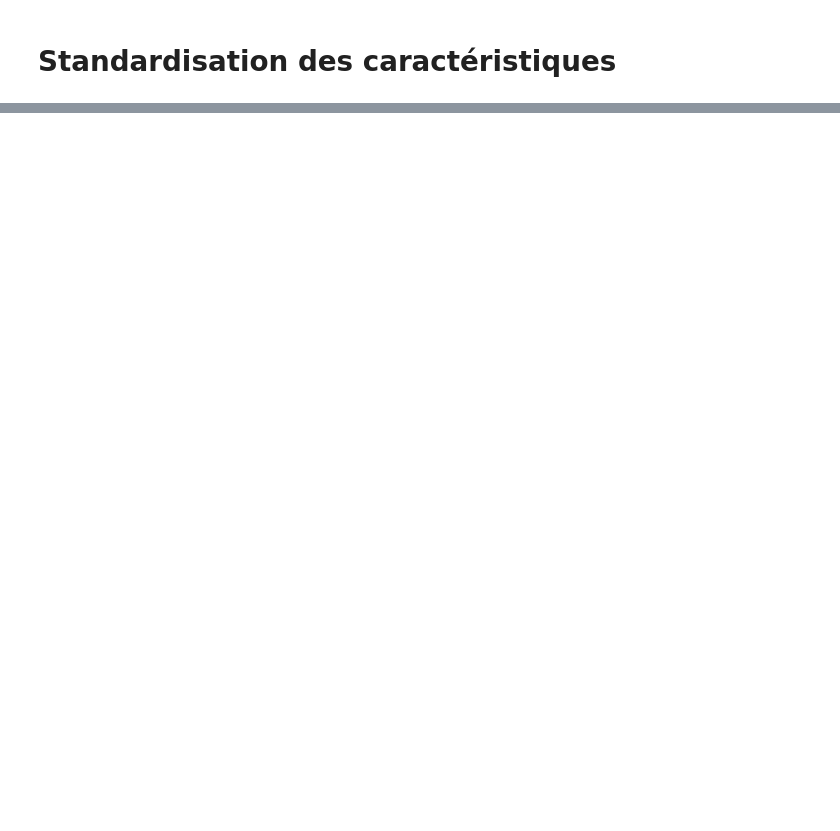
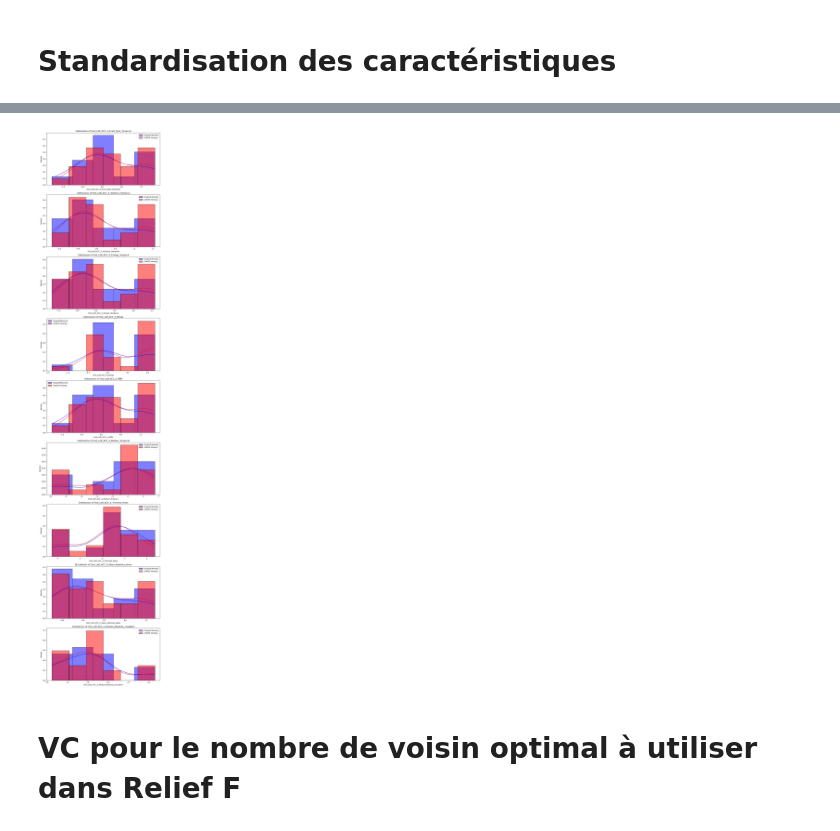
Before and after one commit to Anthoplc/Detect-FOG, a Jupyter notebook: code/relief_f.ipynb, the cells around one changed output, grey strips where cells are left out. Drawn from its saved outputs; the diff is of its cells as text; code cells hidden in the pictures; blank space fills up the shorter version.

```diff
--- a/code/relief_f.ipynb
+++ b/code/relief_f.ipynb
@@ -75,0 +371,33 @@ X_train, X_test, y_train, y_test = train_test_split(X, y, test_size=0.3, random_
+# %%
+'''Visualisation de la classe minoritaire'''
+# Identifier la classe minoritaire
+minority_class = y_train.value_counts().idxmin()
+
+# Filtrer les données de la classe minoritaire dans les données originales
+X_minority_original = X_train[y_train == minority_class]
+
+# Filtrer les données de la classe minoritaire dans les données SMOTE
+# Supposons que X_smote_added et y_smote_added soient les données après SMOTE
+X_minority_smote = X_resampled[y_resampled == minority_class]
+
+# Sélection des 10 premières caractéristiques pour la visualisation
+features_to_plot = X_train.columns[1:10]
+
+# Fonction pour tracer les distributions des caractéristiques
+def plot_feature_distributions(df1, df2, feature_names, df1_label='Original Minority', df2_label='SMOTE Minority'):
+    fig, axes = plt.subplots(nrows=len(feature_names), ncols=1, figsize=(10, 5 * len(feature_names)))
+    for i, feature in enumerate(feature_names):
+        ax = axes[i] if len(feature_names) > 1 else axes
+        sns.histplot(df1[feature], color="blue", label=df1_label, kde=True, ax=ax, stat="density", common_norm=False)
+        sns.histplot(df2[feature], color="red", label=df2_label, kde=True, ax=ax, stat="density", common_norm=False)
+        ax.set_title(f'Distribution of {feature}')
+        ax.legend()
+    plt.tight_layout()
+    plt.show()
+
+# Appeler la fonction de visualisation
+plot_feature_distributions(X_minority_original, X_minority_smote, features_to_plot)
+# %% [output]
+[figure, added]
+# %% [markdown]
+# VC pour le nombre de voisin optimal à utiliser dans Relief F
```
Also changed, not shown: parts of 20 cells of this notebook.
